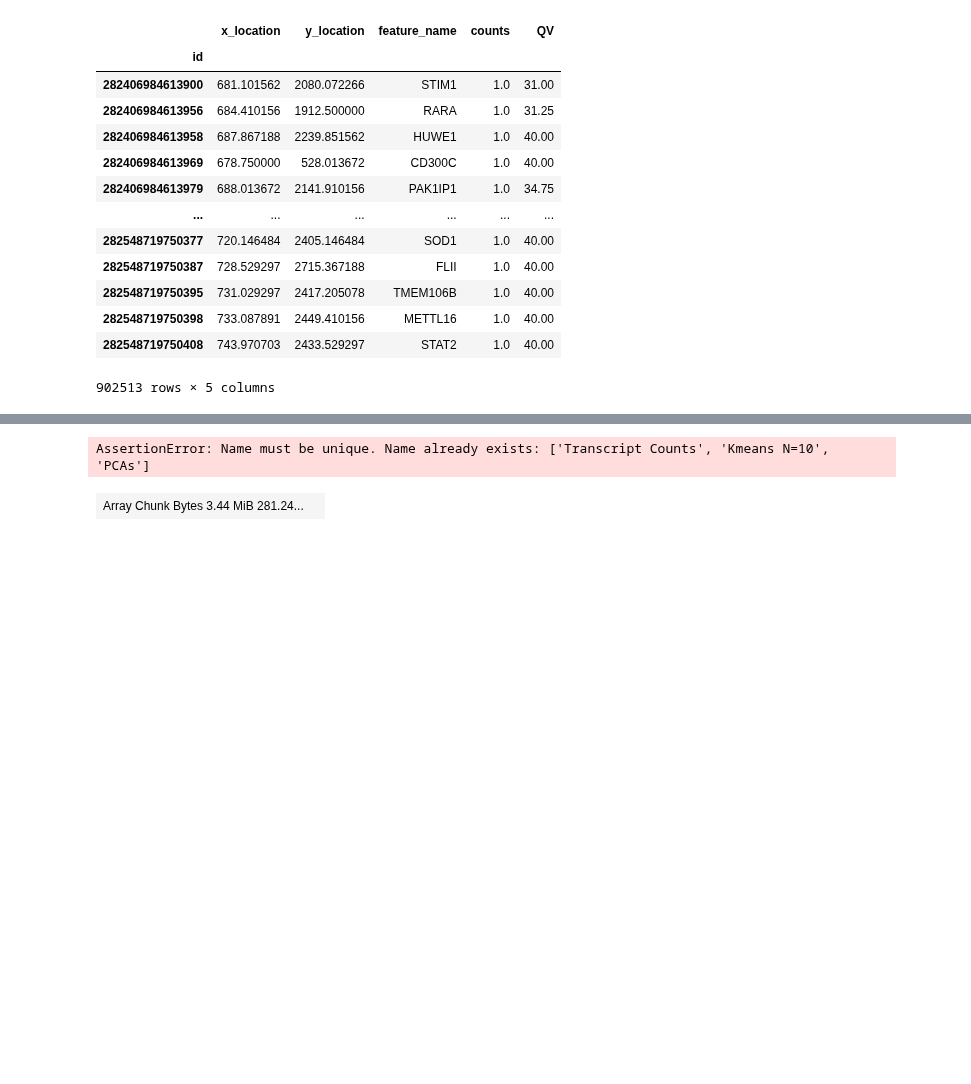
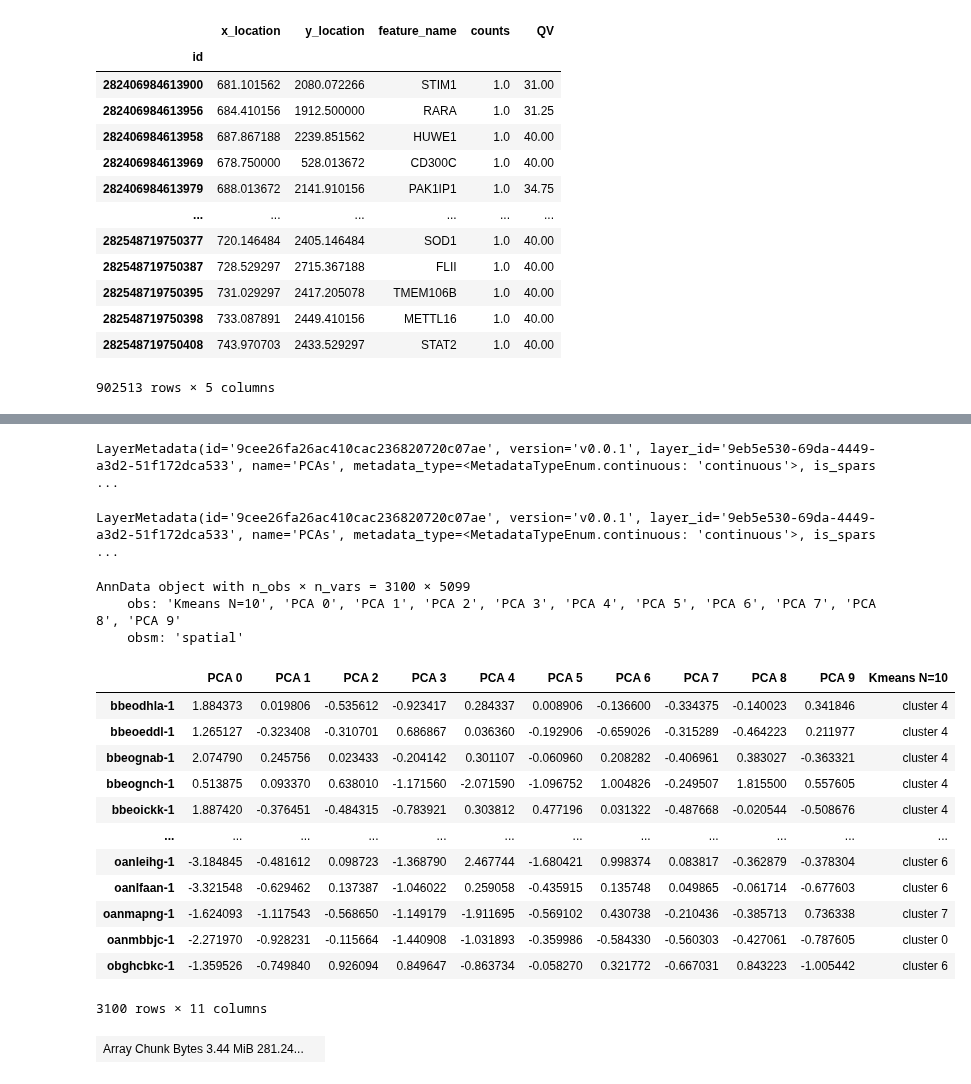
Before and after one commit to estorrs/cosilico-viewer, a Jupyter notebook: notebooks/data_preprocessing/sandbox.ipynb, the cells around one changed output, grey strips where cells are left out. Drawn from its saved outputs; the diff is of its cells as text; code cells hidden in the pictures; blank space fills up the shorter version.

```diff
--- a/notebooks/data_preprocessing/sandbox.ipynb
+++ b/notebooks/data_preprocessing/sandbox.ipynb
@@ -333,4 +310,5 @@ print(root.tree())
 # %%
-adata = experiment.generate_layer_data(layer, experiment.get_layer_metadata(layer, metadata_name='Kmeans N=10'))
+layer = experiment.get_layer('Cells')
+adata = experiment.generate_layer_data(layer, experiment.get_layer_metadata(layer, metadata_name='Transcript Counts'))
 adata
 # %% [output]
@@ -356,4 +336,4 @@ pca_df
 # %%
 experiment.add_continuous_layer_metadata('PCAs', pca_df, layer)
 # %% [output]
-AssertionError: Name must be unique. Name already exists: ['Transcript Counts', 'Kmeans N=10', 'PCAs']
+LayerMetadata(id='9cee26fa26ac410cac236820720c07ae', version='v0.0.1', layer_id='9eb5e530-69da-4449-a3d2-51f172dca533', name='PCAs', metadata_type=<MetadataTypeEnum.continuous: 'continuous'>, is_spars ...
@@ -369,7 +340,34 @@ cont_lm = write_continuous_ungrouped_layer_metadata(
-# %%
-cont_lm = experiment.add_continuous_layer_metadata(
-
-)
+# %%
+lm = experiment.get_layer_metadata(layer, metadata_name='PCAs')
+lm
+# %% [output]
+LayerMetadata(id='9cee26fa26ac410cac236820720c07ae', version='v0.0.1', layer_id='9eb5e530-69da-4449-a3d2-51f172dca533', name='PCAs', metadata_type=<MetadataTypeEnum.continuous: 'continuous'>, is_spars ...
+# %%
+layer = experiment.get_layer('Cells')
+adata = experiment.generate_layer_data(layer, experiment.get_layer_metadata(layer, metadata_name='Transcript Counts'))
+adata
+# %% [output]
+AnnData object with n_obs × n_vars = 3100 × 5099
+    obs: 'Kmeans N=10', 'PCA 0', 'PCA 1', 'PCA 2', 'PCA 3', 'PCA 4', 'PCA 5', 'PCA 6', 'PCA 7', 'PCA 8', 'PCA 9'
+    obsm: 'spatial'
+# %%
+layer = experiment.get_layer('Cells')
+df = experiment.generate_layer_data(layer, experiment.get_layer_metadata(layer, metadata_name='PCAs'))
+df
+# %% [output]
+|  | PCA 0 | PCA 1 | PCA 2 | PCA 3 | PCA 4 | PCA 5 | PCA 6 | PCA 7 | PCA 8 | PCA 9 | Kmeans N=10 |
+| bbeodhla-1 | 1.884373 | 0.019806 | -0.535612 | -0.923417 | 0.284337 | 0.008906 | -0.136600 | -0.334375 | -0.140023 | 0.341846 | cluster 4 |
+| bbeoeddl-1 | 1.265127 | -0.323408 | -0.310701 | 0.686867 | 0.036360 | -0.192906 | -0.659026 | -0.315289 | -0.464223 | 0.211977 | cluster 4 |
+| bbeognab-1 | 2.074790 | 0.245756 | 0.023433 | -0.204142 | 0.301107 | -0.060960 | 0.208282 | -0.406961 | 0.383027 | -0.363321 | cluster 4 |
+| bbeognch-1 | 0.513875 | 0.093370 | 0.638010 | -1.171560 | -2.071590 | -1.096752 | 1.004826 | -0.249507 | 1.815500 | 0.557605 | cluster 4 |
+| bbeoickk-1 | 1.887420 | -0.376451 | -0.484315 | -0.783921 | 0.303812 | 0.477196 | 0.031322 | -0.487668 | -0.020544 | -0.508676 | cluster 4 |
+| ... | ... | ... | ... | ... | ... | ... | ... | ... | ... | ... | ... |
+| oanleihg-1 | -3.184845 | -0.481612 | 0.098723 | -1.368790 | 2.467744 | -1.680421 | 0.998374 | 0.083817 | -0.362879 | -0.378304 | cluster 6 |
+| oanlfaan-1 | -3.321548 | -0.629462 | 0.137387 | -1.046022 | 0.259058 | -0.435915 | 0.135748 | 0.049865 | -0.061714 | -0.677603 | cluster 6 |
+| oanmapng-1 | -1.624093 | -1.117543 | -0.568650 | -1.149179 | -1.911695 | -0.569102 | 0.430738 | -0.210436 | -0.385713 | 0.736338 | cluster 7 |
+| oanmbbjc-1 | -2.271970 | -0.928231 | -0.115664 | -1.440908 | -1.031893 | -0.359986 | -0.584330 | -0.560303 | -0.427061 | -0.787605 | cluster 0 |
+| obghcbkc-1 | -1.359526 | -0.749840 | 0.926094 | 0.849647 | -0.863734 | -0.058270 | 0.321772 | -0.667031 | 0.843223 | -1.005442 | cluster 6 |
+3100 rows × 11 columns
 # %%
 arr
 # %% [output]
```
Also changed, not shown: parts of 15 cells of this notebook, 9 other files.
